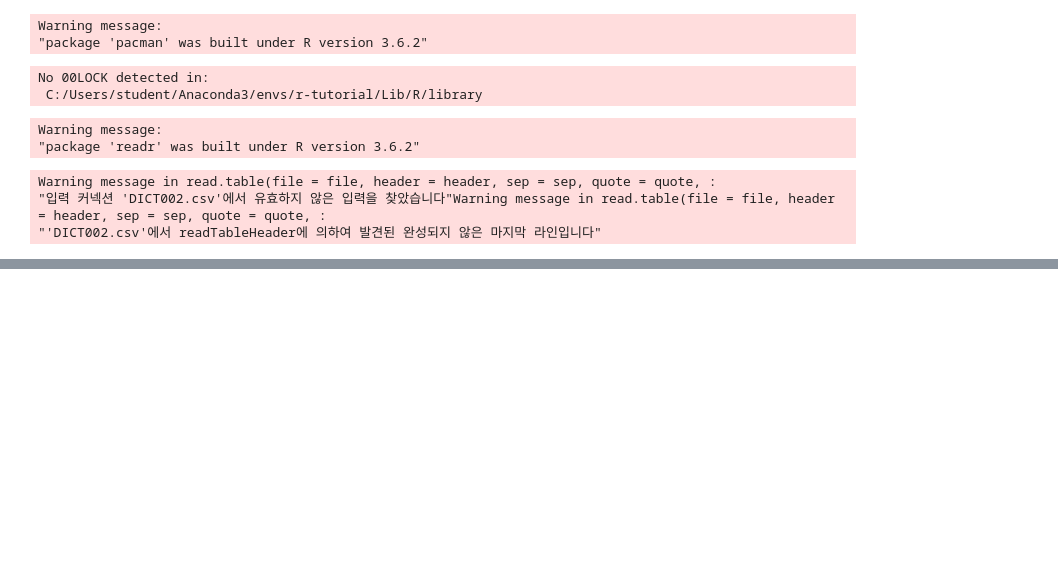
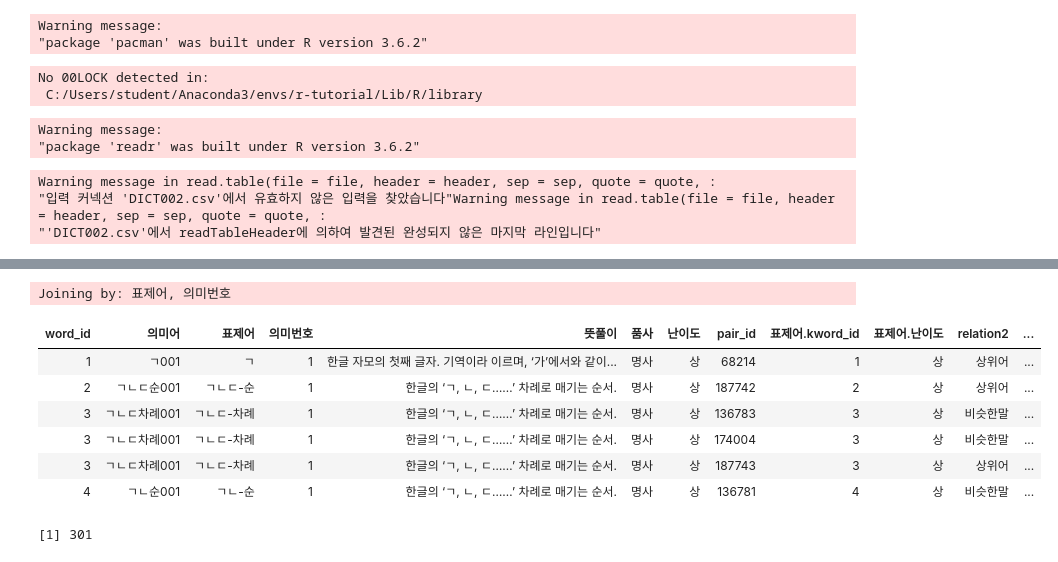
Before and after one commit to boxak/MultiCampus, a Jupyter notebook: NLP/과제.ipynb, the cells around one changed output, grey strips where cells are left out. Drawn from its saved outputs; the diff is of its cells as text; code cells hidden in the pictures; blank space fills up the shorter version.

```diff
--- a/NLP/과제.ipynb
+++ b/NLP/과제.ipynb
@@ -307,0 +342,2 @@ Warning message in read.table(file = file, header = header, sep = sep, quote = q
+# %%
+data <- read.csv("SecondData/DICT001.csv",header=TRUE,stringsAsFactors=FALSE,fileEncoding="UTF-8")
@@ -307,0 +358,2 @@ Warning message in read.table(file = file, header = header, sep = sep, quote = q
+# %%
+keyData <- read.csv("SecondData/EZmeta31.csv",header=TRUE,stringsAsFactors=FALSE,fileEncoding="UTF-8")
@@ -307,0 +443,17 @@ Warning message in read.table(file = file, header = header, sep = sep, quote = q
+# %%
+joinData <- join(data,keyData,type="left")
+head(joinData)
+# %% [output]
+Joining by: 표제어, 의미번호
+| word_id | 의미어 | 표제어 | 의미번호 | 뜻풀이 | 품사 | 난이도 | pair_id | 표제어.kword_id | 표제어.난이도 | relation2 | ... |
+| 1 | ㄱ001 | ㄱ | 1 | 한글 자모의 첫째 글자. 기역이라 이르며, ‘가’에서와 같이... | 명사 | 상 | 68214 | 1 | 상 | 상위어 | ... |
+| 2 | ㄱㄴㄷ순001 | ㄱㄴㄷ-순 | 1 | 한글의 ‘ㄱ, ㄴ, ㄷ……’ 차례로 매기는 순서. | 명사 | 상 | 187742 | 2 | 상 | 상위어 | ... |
+| 3 | ㄱㄴㄷ차례001 | ㄱㄴㄷ-차례 | 1 | 한글의 ‘ㄱ, ㄴ, ㄷ……’ 차례로 매기는 순서. | 명사 | 상 | 136783 | 3 | 상 | 비슷한말 | ... |
+| 3 | ㄱㄴㄷ차례001 | ㄱㄴㄷ-차례 | 1 | 한글의 ‘ㄱ, ㄴ, ㄷ……’ 차례로 매기는 순서. | 명사 | 상 | 174004 | 3 | 상 | 비슷한말 | ... |
+| 3 | ㄱㄴㄷ차례001 | ㄱㄴㄷ-차례 | 1 | 한글의 ‘ㄱ, ㄴ, ㄷ……’ 차례로 매기는 순서. | 명사 | 상 | 187743 | 3 | 상 | 상위어 | ... |
+| 4 | ㄱㄴ순001 | ㄱㄴ-순 | 1 | 한글의 ‘ㄱ, ㄴ, ㄷ……’ 차례로 매기는 순서. | 명사 | 상 | 136781 | 4 | 상 | 비슷한말 | ... |
+# %%
+### filter(data,표제어=="가톨릭")
+nrow(data)
+# %% [output]
+[1] 301
```
Also changed, not shown: parts of 25 cells of this notebook, 1 other file.
